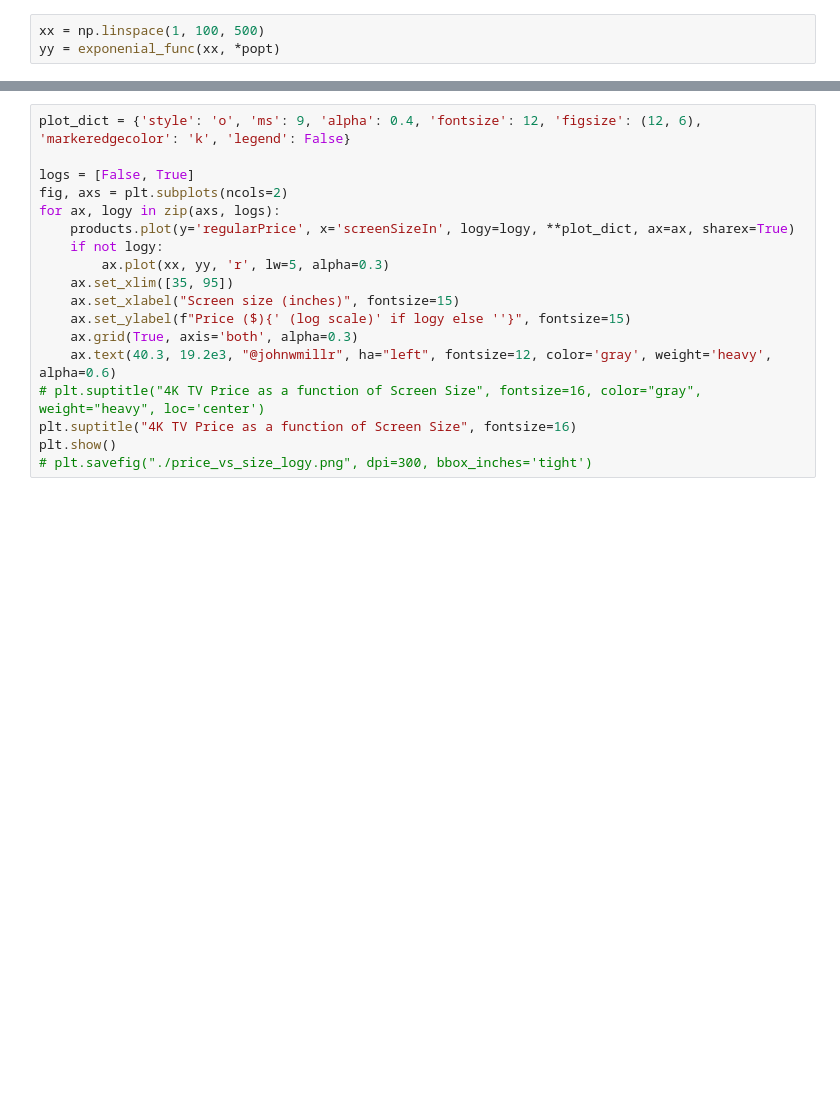
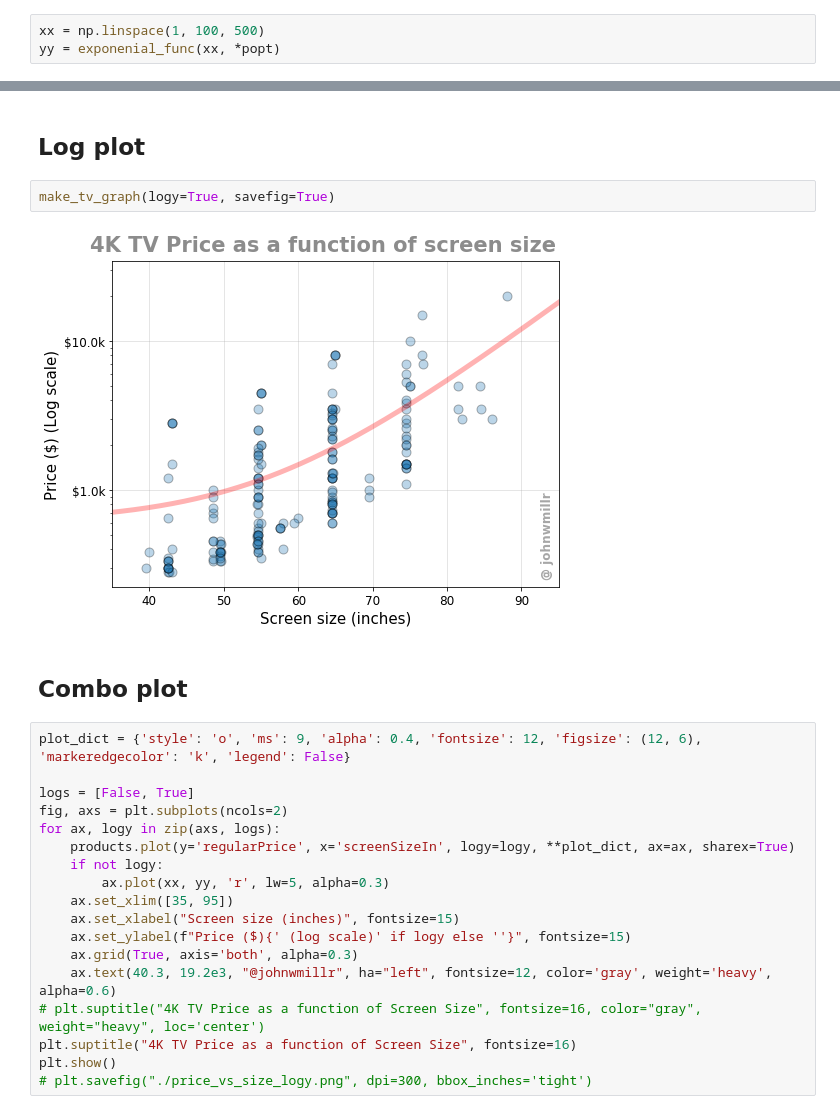
Before and after one commit to johnwmillr/BestBuyAPI, a Jupyter notebook: scrapeBestBuy.ipynb, the cells around one changed output, grey strips where cells are left out. Drawn from its saved outputs; the diff is of its cells as text; blank space fills up the shorter version.

```diff
--- a/scrapeBestBuy.ipynb
+++ b/scrapeBestBuy.ipynb
@@ -93,3 +158,11 @@ yy = exponenial_func(xx, *popt)
+# %% [markdown]
+## Log plot
+# %%
+make_tv_graph(logy=True, savefig=True)
+# %% [output]
+[figure, added]
+# %% [markdown]
+## Combo plot
 # %%
 plot_dict = {'style': 'o', 'ms': 9, 'alpha': 0.4, 'fontsize': 12, 'figsize': (12, 6), 'markeredgecolor': 'k', 'legend': False}
 
```
Also changed, not shown: parts of 16 cells of this notebook.
